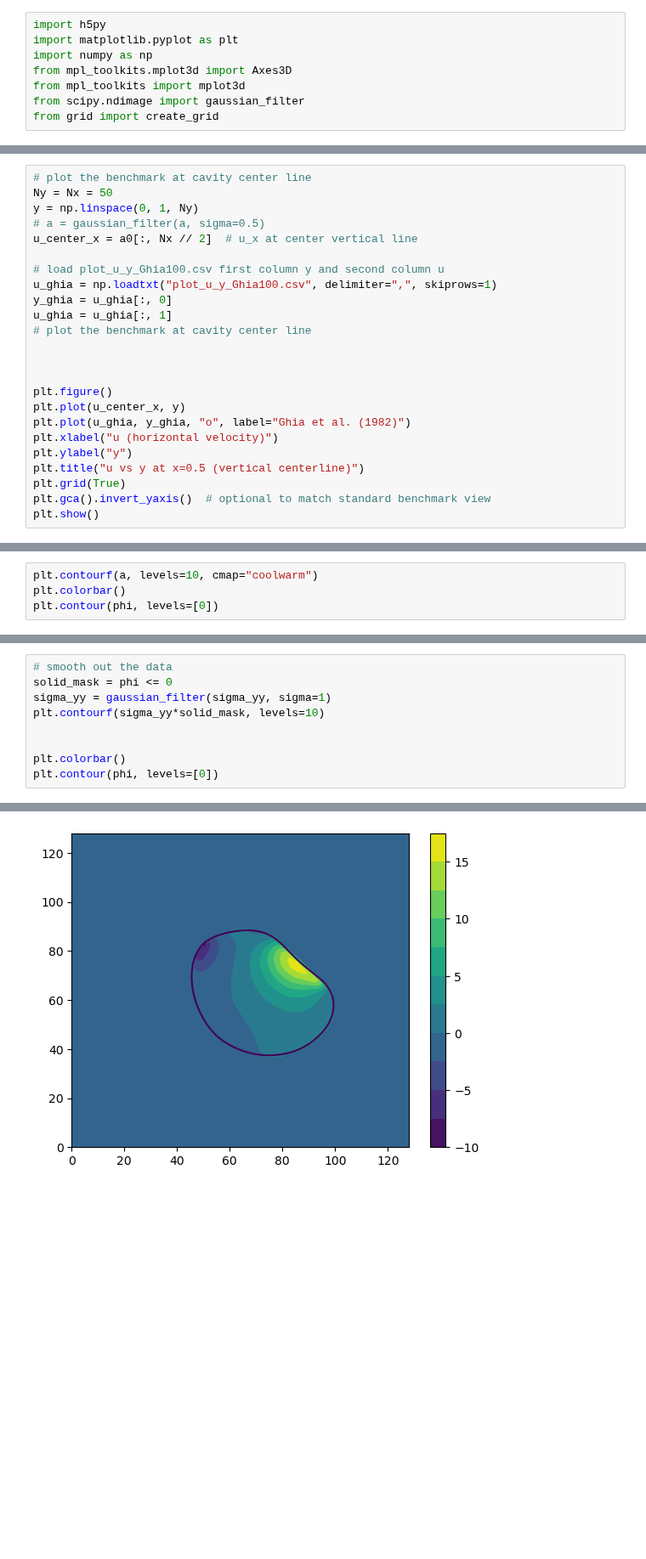
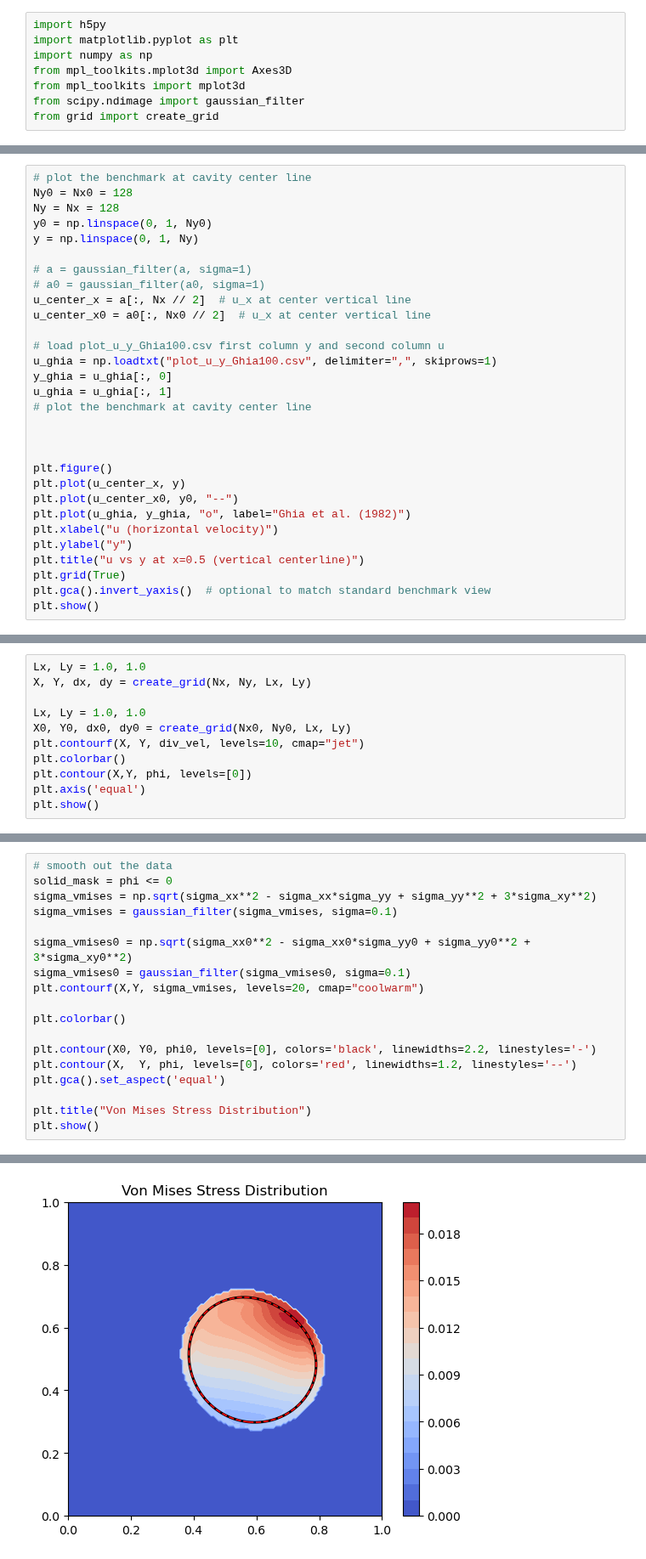
Before and after one commit to samanseifi/pyRMT, a Jupyter notebook: plotting.ipynb, the cells around one changed output, grey strips where cells are left out. Shown at 85% size. Drawn from its saved outputs; the diff is of its cells as text; blank space fills up the shorter version.

```diff
--- a/plotting.ipynb
+++ b/plotting.ipynb
@@ -31,9 +39,14 @@ with h5py.File("frames/data_00100.h5", "r") as f:
 # %%
 # plot the benchmark at cavity center line
-Ny = Nx = 50
+Ny0 = Nx0 = 128
+Ny = Nx = 128
+y0 = np.linspace(0, 1, Ny0)
 y = np.linspace(0, 1, Ny)
-# a = gaussian_filter(a, sigma=0.5)
-u_center_x = a0[:, Nx // 2]  # u_x at center vertical line
+
+# a = gaussian_filter(a, sigma=1)
+# a0 = gaussian_filter(a0, sigma=1)
+u_center_x = a[:, Nx // 2]  # u_x at center vertical line
+u_center_x0 = a0[:, Nx0 // 2]  # u_x at center vertical line
 
 # load plot_u_y_Ghia100.csv first column y and second column u
 u_ghia = np.loadtxt("plot_u_y_Ghia100.csv", delimiter=",", skiprows=1)
@@ -45,6 +58,7 @@ u_ghia = u_ghia[:, 1]
 
 plt.figure()
 plt.plot(u_center_x, y)
+plt.plot(u_center_x0, y0, "--")
 plt.plot(u_ghia, y_ghia, "o", label="Ghia et al. (1982)")
 plt.xlabel("u (horizontal velocity)")
 plt.ylabel("y")
@@ -57,5 +71,12 @@ plt.show()
 # %%
-plt.contourf(a, levels=10, cmap="coolwarm")
+Lx, Ly = 1.0, 1.0
+X, Y, dx, dy = create_grid(Nx, Ny, Lx, Ly)
+
+Lx, Ly = 1.0, 1.0
+X0, Y0, dx0, dy0 = create_grid(Nx0, Ny0, Lx, Ly)
+plt.contourf(X, Y, div_vel, levels=10, cmap="jet")
 plt.colorbar()
-plt.contour(phi, levels=[0])
+plt.contour(X,Y, phi, levels=[0])
+plt.axis('equal')
+plt.show()
 # %% [output]
@@ -102,10 +126,19 @@ IndexError: index 50 is out of bounds for axis 1 with size 50
 # %%
 # smooth out the data
 solid_mask = phi <= 0
-sigma_yy = gaussian_filter(sigma_yy, sigma=1)
-plt.contourf(sigma_yy*solid_mask, levels=10)
+sigma_vmises = np.sqrt(sigma_xx**2 - sigma_xx*sigma_yy + sigma_yy**2 + 3*sigma_xy**2)
+sigma_vmises = gaussian_filter(sigma_vmises, sigma=0.1)
 
+sigma_vmises0 = np.sqrt(sigma_xx0**2 - sigma_xx0*sigma_yy0 + sigma_yy0**2 + 3*sigma_xy0**2)
+sigma_vmises0 = gaussian_filter(sigma_vmises0, sigma=0.1)
+plt.contourf(X,Y, sigma_vmises, levels=20, cmap="coolwarm")
 
 plt.colorbar()
-plt.contour(phi, levels=[0])
+
+plt.contour(X0, Y0, phi0, levels=[0], colors='black', linewidths=2.2, linestyles='-')
+plt.contour(X,  Y, phi, levels=[0], colors='red', linewidths=1.2, linestyles='--')
+plt.gca().set_aspect('equal')
+
+plt.title("Von Mises Stress Distribution")
+plt.show()
 # %% [output]
@@ -113,2 +145,2 @@ plt.contour(phi, levels=[0])
-[figure, old version]
+[figure, new version]
 # %%
```
Also changed, not shown: parts of 10 cells of this notebook, 3 other files.
